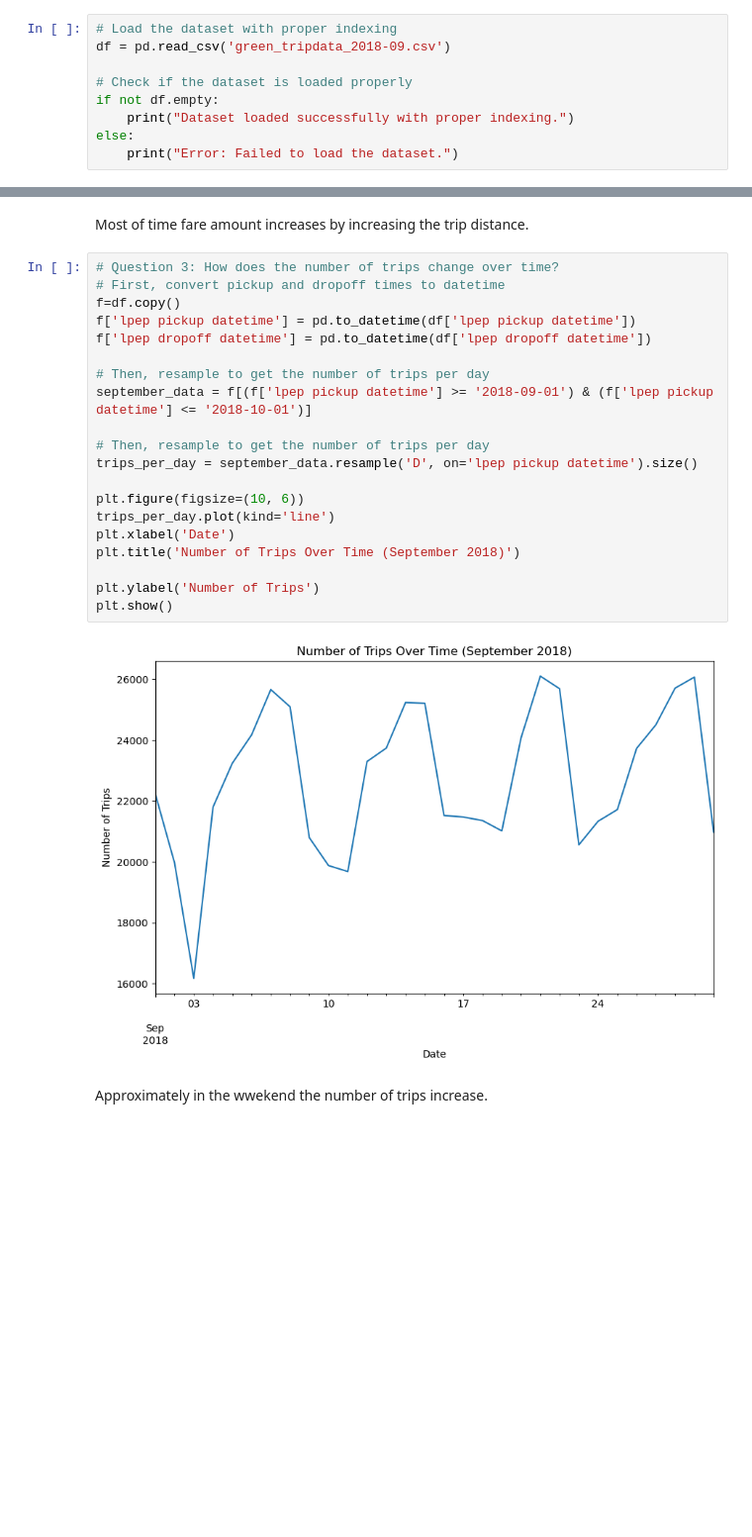
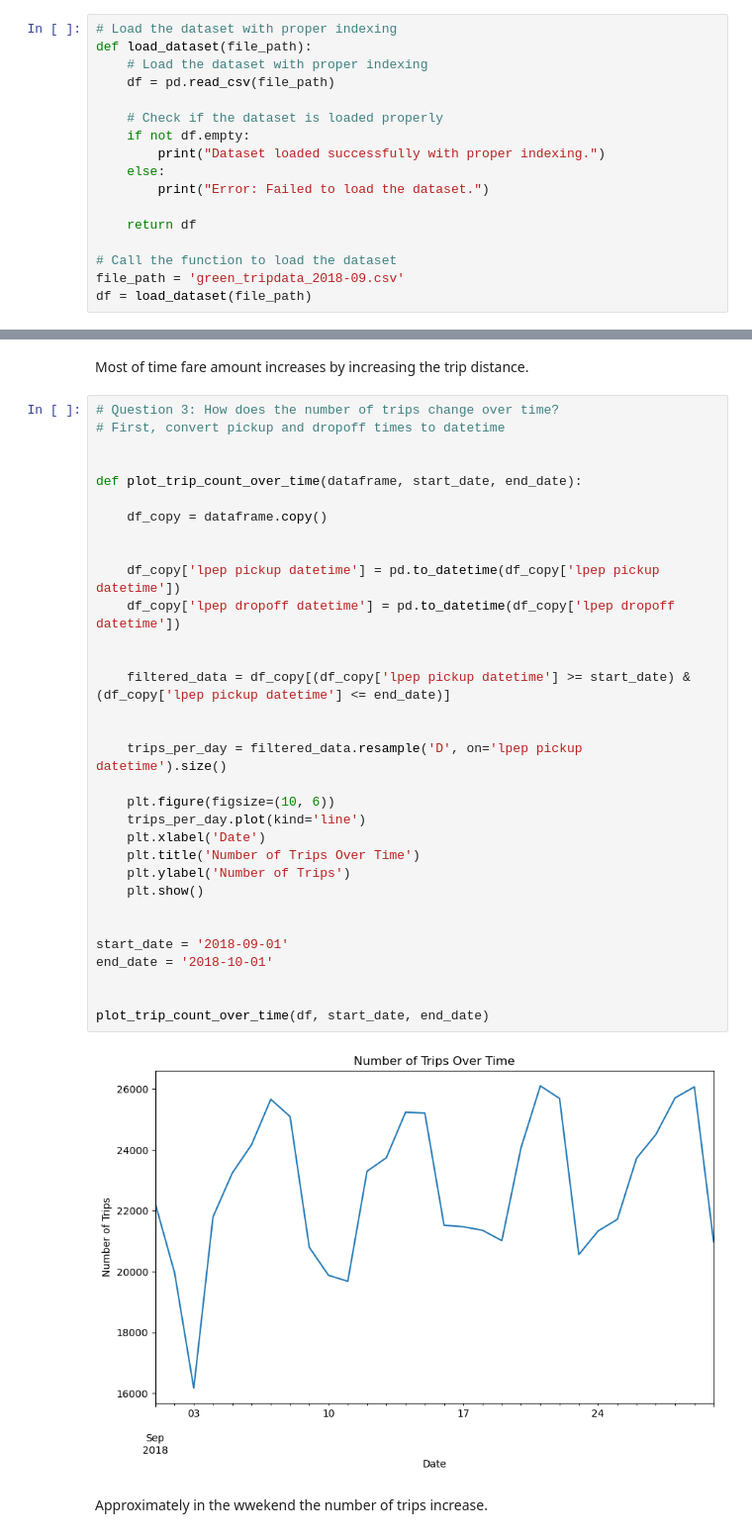
Before and after one commit to abanob-19/Uber_data_engineering, a Jupyter notebook: template.ipynb, the cells around one changed output, grey strips where cells are left out. Shown at 99% size. Drawn from its saved outputs; the diff is of its cells as text; blank space fills up the shorter version.

```diff
--- a/template.ipynb
+++ b/template.ipynb
@@ -37,13 +37,21 @@
 import pandas as pd
 # %%
 # Load the dataset with proper indexing
-df = pd.read_csv('green_tripdata_2018-09.csv')
+def load_dataset(file_path):
+    # Load the dataset with proper indexing
+    df = pd.read_csv(file_path)
 
-# Check if the dataset is loaded properly
-if not df.empty:
-    print("Dataset loaded successfully with proper indexing.")
-else:
-    print("Error: Failed to load the dataset.")
+    # Check if the dataset is loaded properly
+    if not df.empty:
+        print("Dataset loaded successfully with proper indexing.")
+    else:
+        print("Error: Failed to load the dataset.")
+
+    return df
+
+# Call the function to load the dataset
+file_path = 'green_tripdata_2018-09.csv'
+df = load_dataset(file_path)
 # %% [output]
 Dataset loaded successfully with proper indexing.
 # %% [markdown]
@@ -138,25 +161,37 @@ Most of time fare amount increases by increasing the trip distance.
 # %%
 # Question 3: How does the number of trips change over time?
 # First, convert pickup and dropoff times to datetime
-f=df.copy()
-f['lpep pickup datetime'] = pd.to_datetime(df['lpep pickup datetime'])
-f['lpep dropoff datetime'] = pd.to_datetime(df['lpep dropoff datetime'])
 
-# Then, resample to get the number of trips per day
-september_data = f[(f['lpep pickup datetime'] >= '2018-09-01') & (f['lpep pickup datetime'] <= '2018-10-01')]
 
-# Then, resample to get the number of trips per day
-trips_per_day = september_data.resample('D', on='lpep pickup datetime').size()
+def plot_trip_count_over_time(dataframe, start_date, end_date):
 
-plt.figure(figsize=(10, 6))
-trips_per_day.plot(kind='line')
-plt.xlabel('Date')
-plt.title('Number of Trips Over Time (September 2018)')
+    df_copy = dataframe.copy()
 
-plt.ylabel('Number of Trips')
-plt.show()
+
+    df_copy['lpep pickup datetime'] = pd.to_datetime(df_copy['lpep pickup datetime'])
+    df_copy['lpep dropoff datetime'] = pd.to_datetime(df_copy['lpep dropoff datetime'])
+
+
+    filtered_data = df_copy[(df_copy['lpep pickup datetime'] >= start_date) & (df_copy['lpep pickup datetime'] <= end_date)]
+
+
+    trips_per_day = filtered_data.resample('D', on='lpep pickup datetime').size()
+
+    plt.figure(figsize=(10, 6))
+    trips_per_day.plot(kind='line')
+    plt.xlabel('Date')
+    plt.title('Number of Trips Over Time')
+    plt.ylabel('Number of Trips')
+    plt.show()
+
+
+start_date = '2018-09-01'
+end_date = '2018-10-01'
+
+
+plot_trip_count_over_time(df, start_date, end_date)
 # %% [output]
-[figure, old version]
+[figure, new version]
 # %% [markdown]
 Approximately in the wwekend the number of trips increase.
 # %%
```
Also changed, not shown: parts of 17 cells of this notebook.
